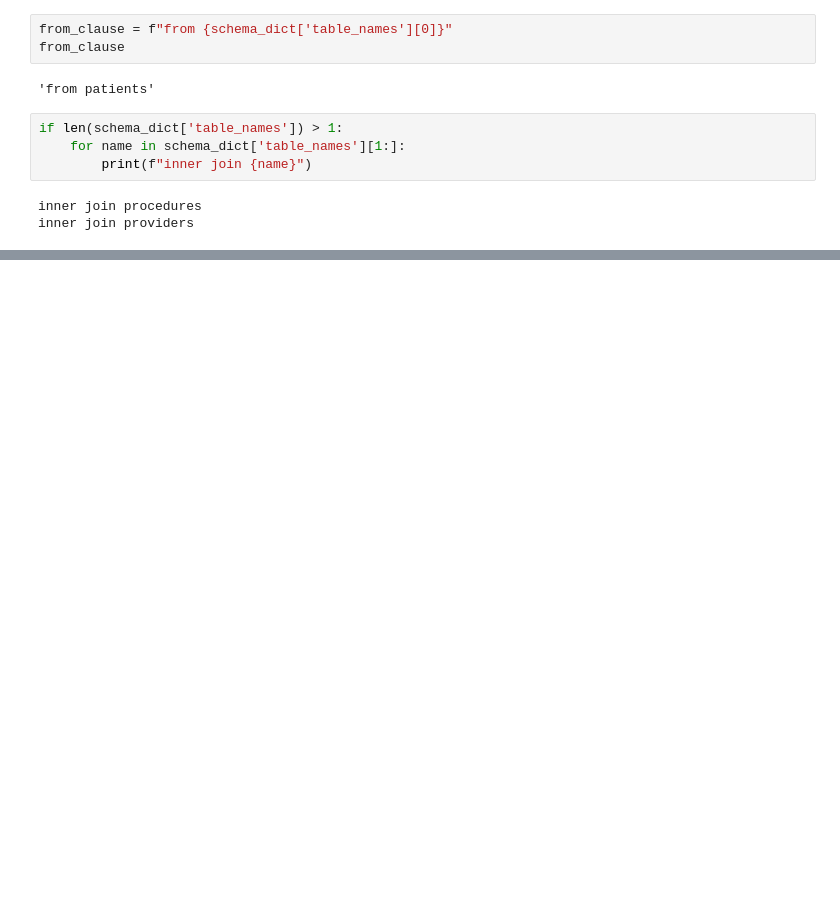
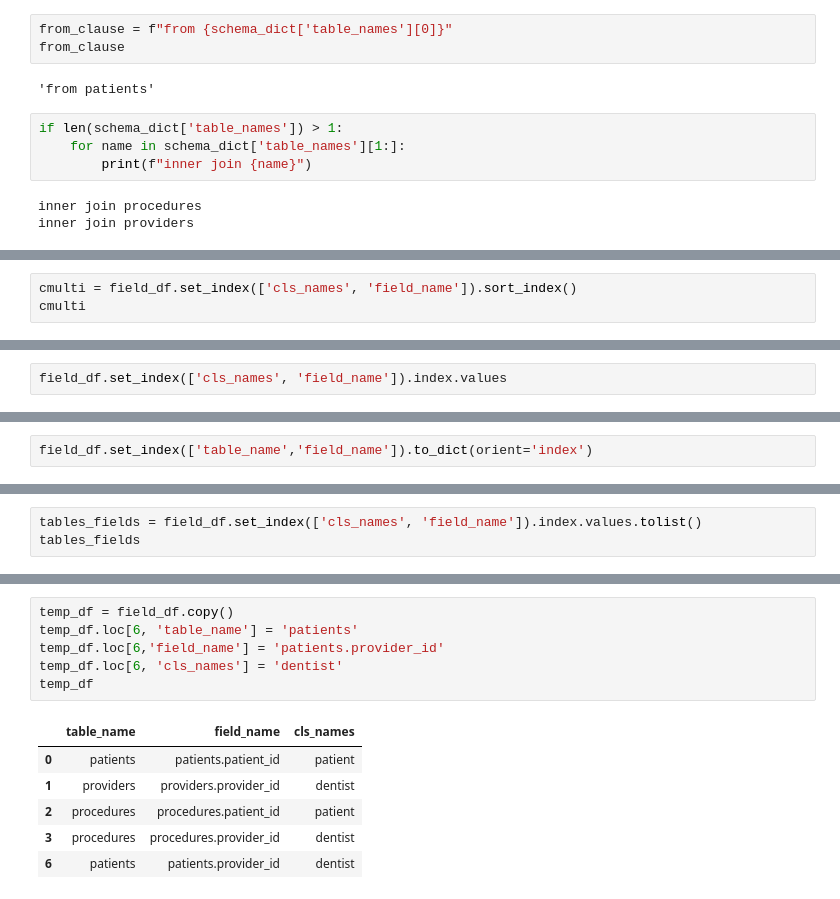
Before and after one commit to wdduncan/test-data-field-punning, a Jupyter notebook: notebooks/schema_demo.ipynb, the cells around one changed output, grey strips where cells are left out. Saved outputs shown, nothing was run; the diff lists cells and outputs as text; blank space fills up the shorter version.

```diff
--- a/notebooks/schema_demo.ipynb
+++ b/notebooks/schema_demo.ipynb
@@ -360,0 +490,3 @@ sqldf("select patients.patient_id, procedures.patient_id, procedures.provider_id
+# %%
+cmulti = field_df.set_index(['cls_names', 'field_name']).sort_index()
+cmulti
@@ -360,0 +516,2 @@ sqldf("select patients.patient_id, procedures.patient_id, procedures.provider_id
+# %%
+field_df.set_index(['cls_names', 'field_name']).index.values
@@ -360,0 +523,2 @@ sqldf("select patients.patient_id, procedures.patient_id, procedures.provider_id
+# %%
+field_df.set_index(['table_name','field_name']).to_dict(orient='index')
@@ -360,0 +635,3 @@ sqldf("select patients.patient_id, procedures.patient_id, procedures.provider_id
+# %%
+tables_fields = field_df.set_index(['cls_names', 'field_name']).index.values.tolist()
+tables_fields
@@ -360,0 +666,13 @@ sqldf("select patients.patient_id, procedures.patient_id, procedures.provider_id
+# %%
+temp_df = field_df.copy()
+temp_df.loc[6, 'table_name'] = 'patients'
+temp_df.loc[6,'field_name'] = 'patients.provider_id'
+temp_df.loc[6, 'cls_names'] = 'dentist'
+temp_df
+# %% [output]
+|  | table_name | field_name | cls_names |
+| 0 | patients | patients.patient_id | patient |
+| 1 | providers | providers.provider_id | dentist |
+| 2 | procedures | procedures.patient_id | patient |
+| 3 | procedures | procedures.provider_id | dentist |
+| 6 | patients | patients.provider_id | dentist |
```
Also changed, not shown: parts of 50 cells of this notebook.
